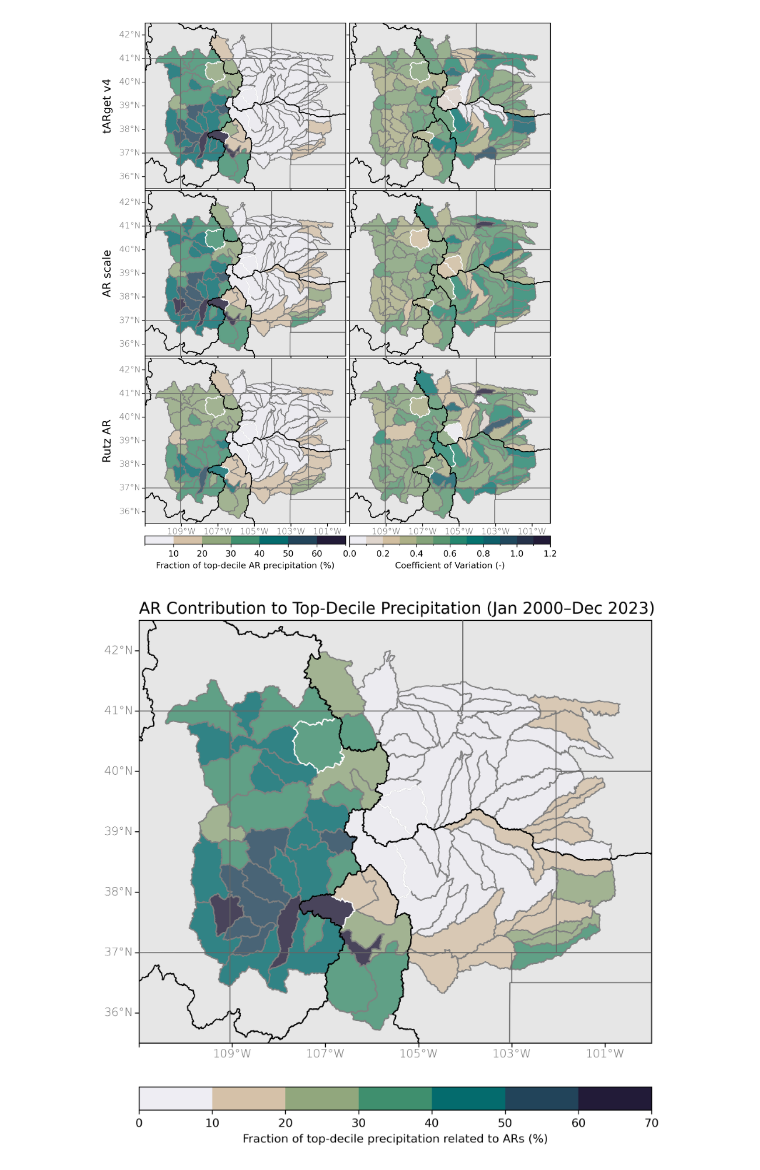
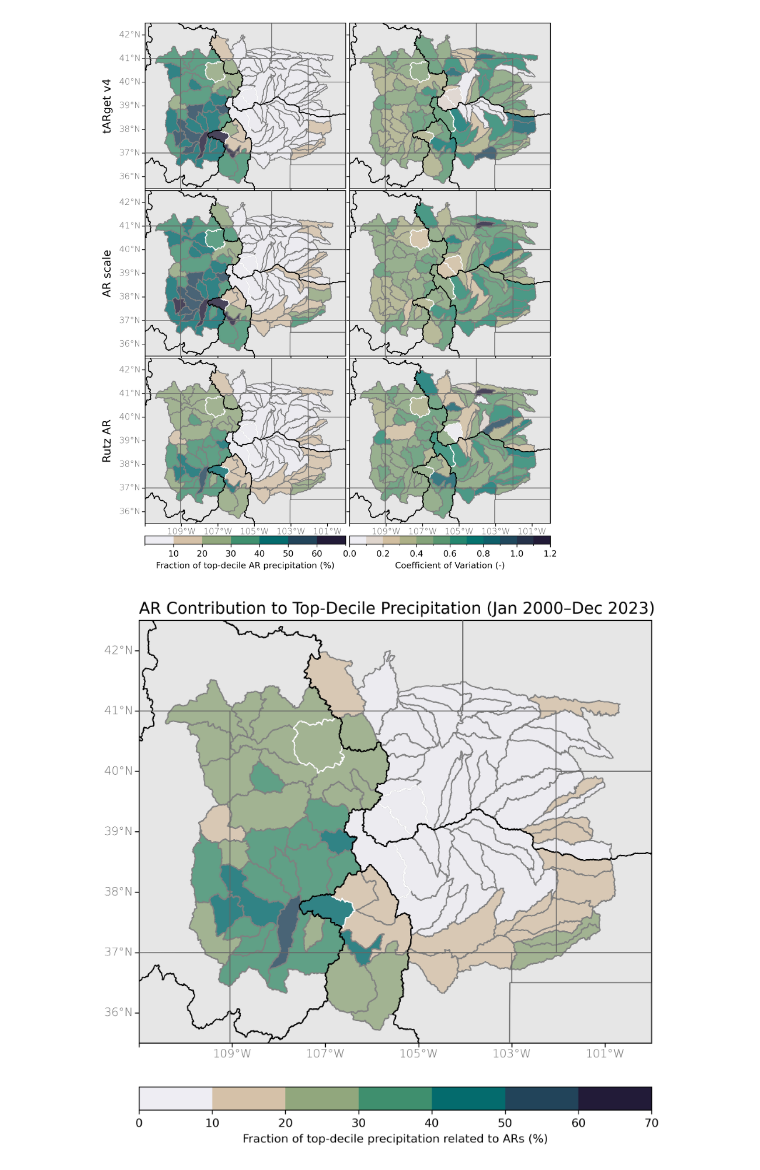
Before and after one commit to CW3E/CO_top-decile_precip_ARs_code, a Jupyter notebook: analysis/ar_fraction_extreme_prec.ipynb, the cells around one changed output. Saved outputs shown, nothing was run; the diff lists cells and outputs as text; code cells hidden in the pictures.

```diff
--- a/analysis/ar_fraction_extreme_prec.ipynb
+++ b/analysis/ar_fraction_extreme_prec.ipynb
@@ -370,8 +370,8 @@ gs = GridSpec(nrows, ncols, height_ratios=[1, 0.05], width_ratios = [1], wspace=
 
 # Add color bar axis
 cbax = plt.subplot(gs[-1,0]) # colorbar axis
-lbl_lst = ['AR scale']
-var_lst = ['ar_scale']
+lbl_lst = ['Rutz AR (MERRA2)']
+var_lst = ['ar']
 
 
 for k, varname in enumerate(var_lst):
@@ -382,34 +382,34 @@ for k, varname in enumerate(var_lst):
     ## topo with gray shading
     # cs = plot_terrain(ax, ext1)
 
     # add choropleth watershed fraction
     lgnd_kwds={"label": "Fraction of top-decile precipitation related to ARs (%)", "orientation": "horizontal"}
     cmap, norm, bnds = ccmap.cmap_segmented(cmo.rain, np.arange(0, 80, 10))
     cf = polys.plot(ax=ax, column=varname, cmap=cmap, vmin=0, vmax=100, norm=norm, alpha=0.8, legend=True, cax=cbax, legend_kwds=lgnd_kwds)
     polys.plot(ax=ax, edgecolor='grey', color='None', zorder=98)
 
     ax.add_feature(cfeature.STATES, edgecolor='0.4', linewidth=0.8, zorder=199)
 
     ## add in four focus watersheds
     tmp.plot(ax=ax, edgecolor='white', color='None', zorder=99)
     # basin.plot(ax=ax, edgecolor='white', color='None', zorder=99)
 
     # ## add continental divide
     # divide.plot(ax=ax, color='k', zorder=99)
 
     ## add in region watershed shape
     for j, WBD in enumerate(WBD_lst):
         WBD.plot(ax=ax, edgecolor='k', color='None', zorder=100)
 
 
     ax.set_title('AR Contribution to Top-Decile Precipitation (Jan 2000–Dec 2023)', loc='left', fontsize=14)
 
 fig.savefig('%s.%s' %(fname, fmt), bbox_inches='tight', dpi=fig.dpi)
 
 # Show
 plt.show()
 # %% [output]
-[figure, old version]
+[figure, new version]
 # %%
 AR_scale_lst_final[2].values
 # %% [output]
```
Also changed, not shown: 11 other files.
